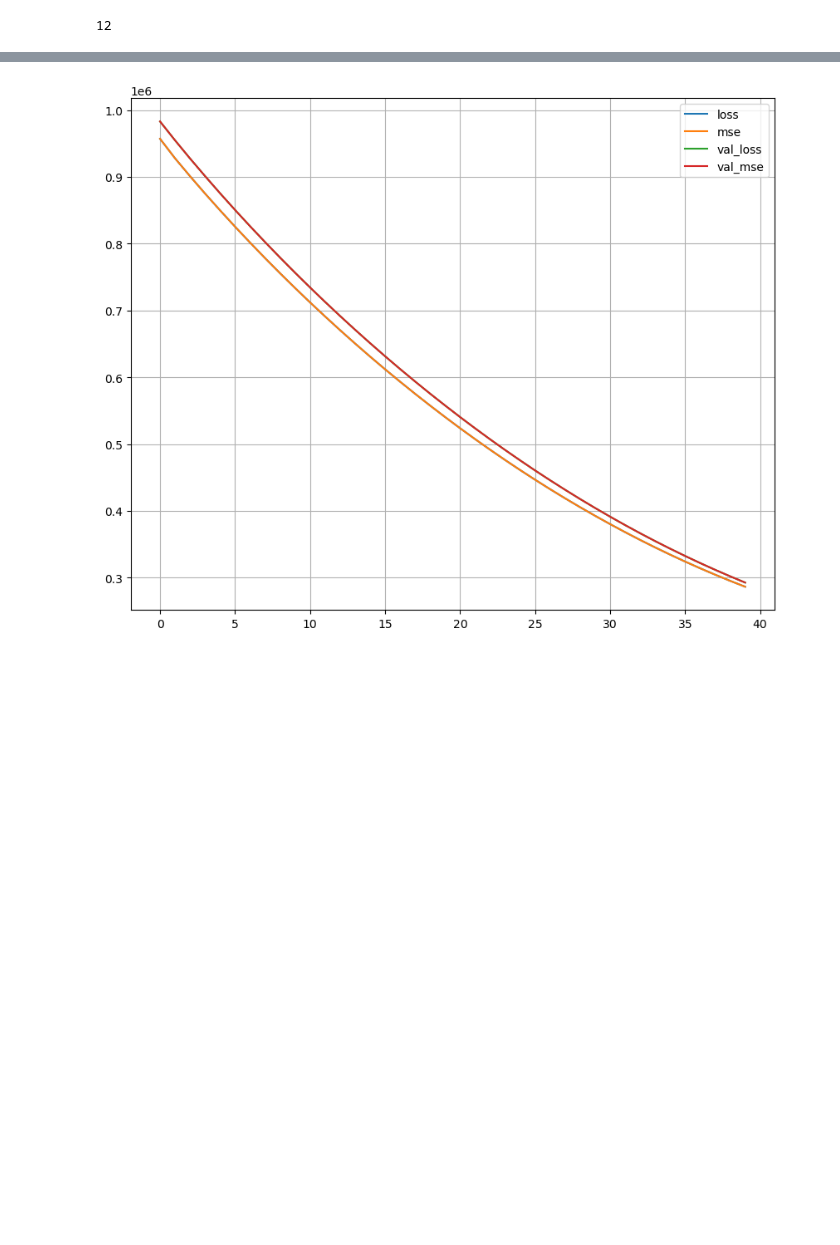
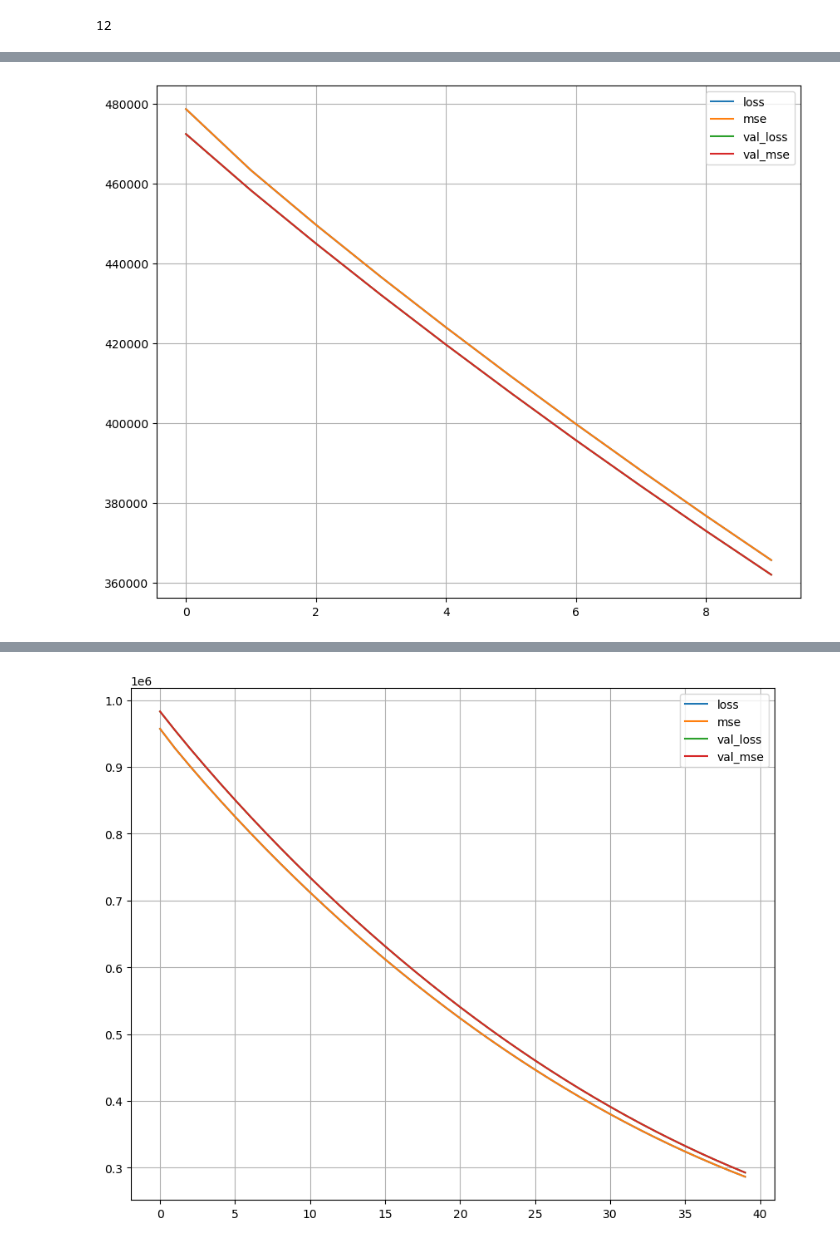
Before and after one commit to MatteoMascheroni1/AI_for_decision_making_and_control, a Jupyter notebook: assignment_3/LSTM.ipynb, the cells around one changed output, grey strips where cells are left out. Cells and saved outputs as stored; diff of their text form; code cells hidden in the pictures; blank space fills up the shorter version.

Commit message:
some models

```diff
--- a/assignment_3/LSTM.ipynb
+++ b/assignment_3/LSTM.ipynb
@@ -42,6 +45,14 @@ def create_dataset_train(list_of_files, time_steps, number_of_variables, predict
         X_train[i,:,:] = file.to_numpy()[:time_steps, :]
         y_train[i,:] = file.to_numpy()[-prediction_steps:,variable_index]
     return X_train, y_train
+# %%
+def create_dataset_train_xy(list_of_files, time_steps, number_of_variables, prediction_steps , training_size=7000):
+    X_train, y_train = np.zeros((training_size,time_steps,number_of_variables)), np.zeros((training_size,prediction_steps*2))
+    for i in range(training_size):
+        file= pd.read_csv("./training_data_new/"+list_of_files[i])
+        X_train[i,:,:] = file.to_numpy()[:time_steps, :]
+        y_train[i,:] = np.hstack((file.to_numpy()[-prediction_steps:,0], file.to_numpy()[-prediction_steps:,1]))
+    return X_train, y_train
 # %%
 def min_max_scaling(dataset, scaler=False):
     reshaped_dataset = dataset.reshape(dataset.shape[0]*dataset.shape[1], dataset.shape[2])
@@ -62,6 +73,14 @@ def create_dataset_valid(list_of_files, time_steps, number_of_variables, predict
         X_train[i,:,:] = file.to_numpy()[:time_steps, :]
         y_train[i,:] = file.to_numpy()[-prediction_steps:,variable_index]
     return X_train, y_train
+# %%
+def create_dataset_valid_xy(list_of_files, time_steps, number_of_variables, prediction_steps , valid_start=7000, valid_size=1000):
+    X_train, y_train = np.zeros((valid_size,time_steps,number_of_variables)), np.zeros((valid_size,prediction_steps*2))
+    for i in range(valid_size):
+        file= pd.read_csv("./training_data_new/"+list_of_files[valid_start+i])
+        X_train[i,:,:] = file.to_numpy()[:time_steps, :]
+        y_train[i,:] = np.hstack((file.to_numpy()[-prediction_steps:,0], file.to_numpy()[-prediction_steps:,1]))
+    return X_train, y_train
 # %%
 def create_dataset_test(list_of_files, time_steps, number_of_variables, prediction_steps , test_start=8000, test_size=1400, variable_index = 0):
     X_train, y_train = np.zeros((test_size,time_steps,number_of_variables)), np.zeros((test_size,prediction_steps))
@@ -107,3 +136,7 @@ y_xvalid.shape
+# %%
+X_xytrain, y_xytrain = create_dataset_train_xy(file_list, time_steps=time_steps, number_of_variables=number_of_variables, prediction_steps=predict_steps)
+X_xyvalid, y_xyvalid = create_dataset_valid_xy(file_list, time_steps=time_steps, number_of_variables=number_of_variables, prediction_steps=predict_steps)
+X_xytest, y_xytest = create_dataset_test_xy(file_list, time_steps=time_steps, number_of_variables=number_of_variables, prediction_steps=predict_steps)
 # %%
 model_x = keras.models.Sequential([
     keras.layers.LSTM(units=70, input_shape=[62,12], return_sequences=True),
@@ -148,0 +177,11 @@ model_x.evaluate(X_xtest, y_xtest)
+# %%
+model_xy = keras.models.Sequential([
+    keras.layers.LSTM(units=70, input_shape=[62,12], return_sequences=True),
+    keras.layers.LSTM(units=70),
+    keras.layers.Dense(units=10,activation='linear')
+])
+model_xy.compile(optimizer='adam', loss = 'mse', metrics=['mse'])
+
+# Assuming you have X_train and y_train for training data
+# Adjust batch_size and epochs based on your requirements
+history_xy = model_xy.fit(X_xytrain, y_xytrain, epochs=10, validation_data=(X_xyvalid, y_xyvalid))
@@ -148,0 +209,5 @@ model_x.evaluate(X_xtest, y_xtest)
+# %%
+pd.DataFrame(history_xy.history).plot(figsize=(10,8))
+plt.grid(True)
+# %% [output]
+[figure, added]
```
Also changed, not shown: parts of 35 cells of this notebook, 1 other file.
